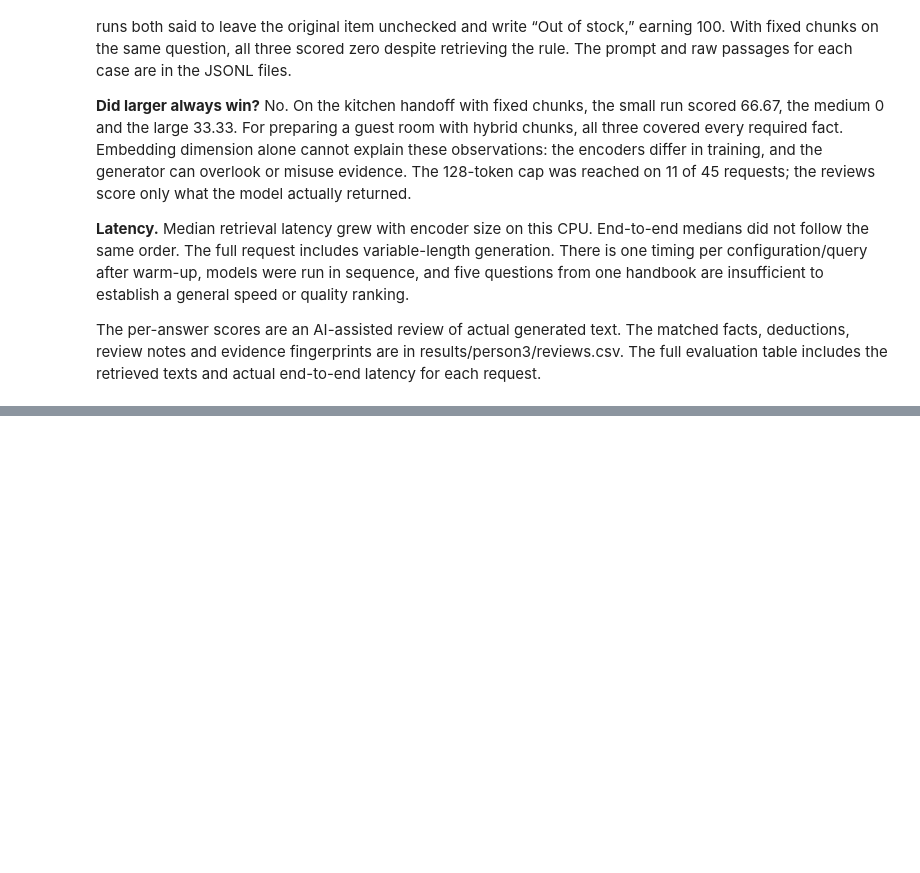
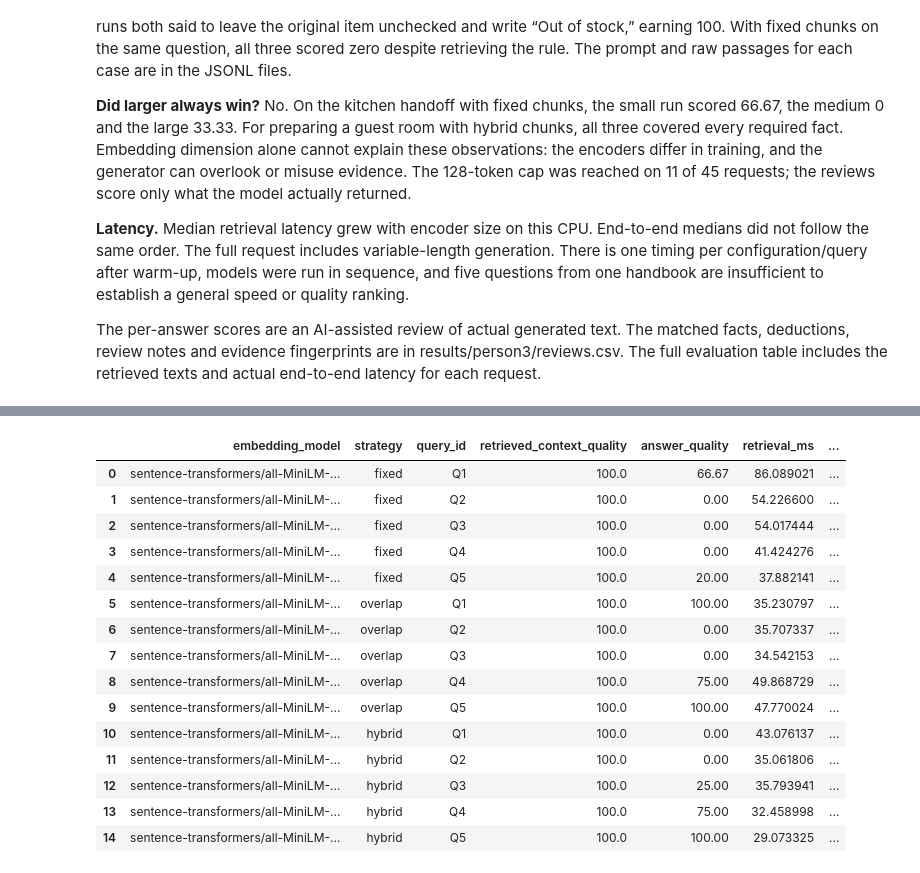
Before and after one commit to HestiaaAI/12_HestiaaAI, a Jupyter notebook: a8/rag_system.ipynb, the cells around one changed output, grey strips where cells are left out. Drawn from its saved outputs; the diff is of its cells as text; code cells hidden in the pictures; blank space fills up the shorter version.

```diff
--- a/a8/rag_system.ipynb
+++ b/a8/rag_system.ipynb
@@ -131,0 +136,25 @@ The per-answer scores are an AI-assisted review of actual generated text. The ma
+# %%
+from a8.person2_analysis import evaluation_table as person2_evaluation
+person2_run = root / 'a8/results/person2/completed-2026-11-09'
+person2_table = pd.DataFrame(person2_evaluation(person2_run))
+assert len(person2_table)==25
+person2_matrix = person2_table[person2_table.experiment=='matrix']
+display(person2_matrix[['embedding_model','strategy','query_id','retrieved_context_quality',
+                       'answer_quality','retrieval_ms','generation_ms','end_to_end_ms','notes']])
+# %% [output]
+|  | embedding_model | strategy | query_id | retrieved_context_quality | answer_quality | retrieval_ms | ... |
+| 0 | sentence-transformers/all-MiniLM-... | fixed | Q1 | 100.0 | 66.67 | 86.089021 | ... |
+| 1 | sentence-transformers/all-MiniLM-... | fixed | Q2 | 100.0 | 0.00 | 54.226600 | ... |
+| 2 | sentence-transformers/all-MiniLM-... | fixed | Q3 | 100.0 | 0.00 | 54.017444 | ... |
+| 3 | sentence-transformers/all-MiniLM-... | fixed | Q4 | 100.0 | 0.00 | 41.424276 | ... |
+| 4 | sentence-transformers/all-MiniLM-... | fixed | Q5 | 100.0 | 20.00 | 37.882141 | ... |
+| 5 | sentence-transformers/all-MiniLM-... | overlap | Q1 | 100.0 | 100.00 | 35.230797 | ... |
+| 6 | sentence-transformers/all-MiniLM-... | overlap | Q2 | 100.0 | 0.00 | 35.707337 | ... |
+| 7 | sentence-transformers/all-MiniLM-... | overlap | Q3 | 100.0 | 0.00 | 34.542153 | ... |
+| 8 | sentence-transformers/all-MiniLM-... | overlap | Q4 | 100.0 | 75.00 | 49.868729 | ... |
+| 9 | sentence-transformers/all-MiniLM-... | overlap | Q5 | 100.0 | 100.00 | 47.770024 | ... |
+| 10 | sentence-transformers/all-MiniLM-... | hybrid | Q1 | 100.0 | 0.00 | 43.076137 | ... |
+| 11 | sentence-transformers/all-MiniLM-... | hybrid | Q2 | 100.0 | 0.00 | 35.061806 | ... |
+| 12 | sentence-transformers/all-MiniLM-... | hybrid | Q3 | 100.0 | 25.00 | 35.793941 | ... |
+| 13 | sentence-transformers/all-MiniLM-... | hybrid | Q4 | 100.0 | 75.00 | 32.458998 | ... |
+| 14 | sentence-transformers/all-MiniLM-... | hybrid | Q5 | 100.0 | 100.00 | 29.073325 | ... |
```
Also changed, not shown: parts of 2 cells of this notebook, 27 other files.
